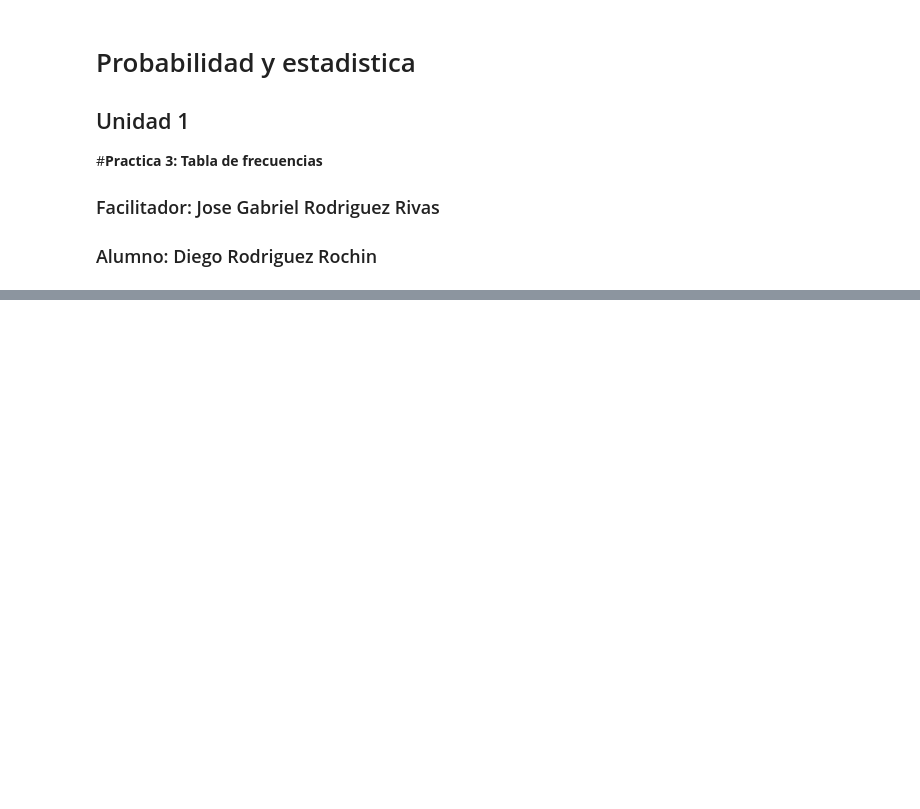
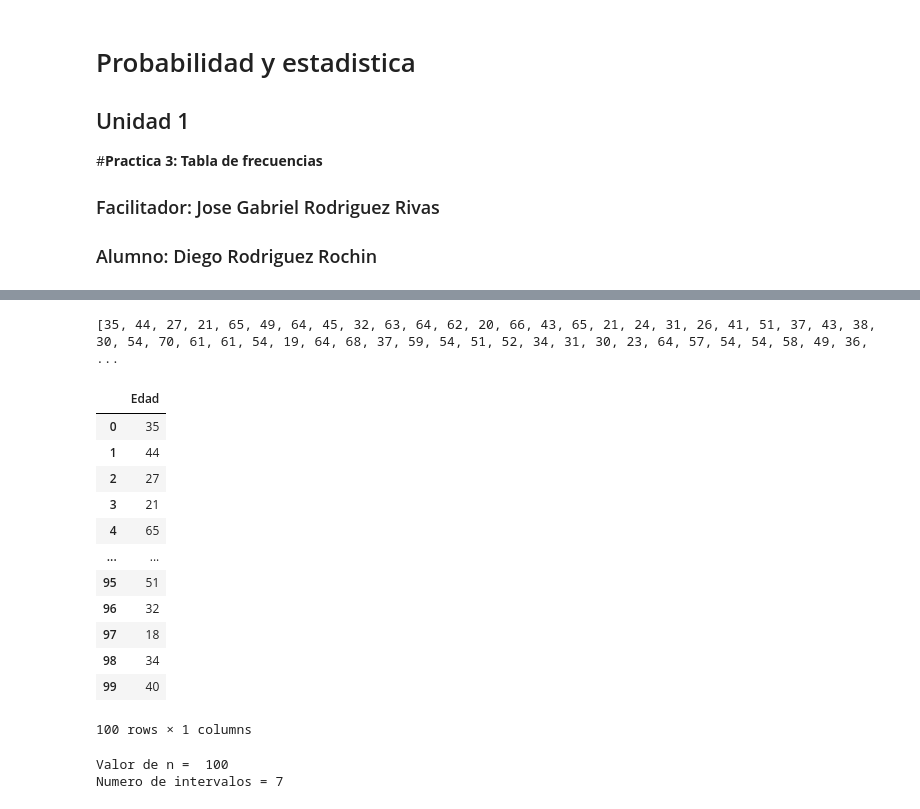
Before and after one commit to diego-sc11/Probabilidad, a Jupyter notebook: Unidad1/Practica3.ipynb, the cells around one changed output, grey strips where cells are left out. Saved outputs shown, nothing was run; the diff lists cells and outputs as text; code cells hidden in the pictures; blank space fills up the shorter version.

```diff
--- a/Unidad1/Practica3.ipynb
+++ b/Unidad1/Practica3.ipynb
@@ -124,0 +125,33 @@ tabla_frecuencias
+# %%
+# Importamos la libreria math de funciones matematicas
+import math
+# Volvemos a usar la lista edades
+print(edades)
+# %% [output]
+[35, 44, 27, 21, 65, 49, 64, 45, 32, 63, 64, 62, 20, 66, 43, 65, 21, 24, 31, 26, 41, 51, 37, 43, 38, 30, 54, 70, 61, 61, 54, 19, 64, 68, 37, 59, 54, 51, 52, 34, 31, 30, 23, 64, 57, 54, 54, 58, 49, 36, ...
+# %%
+# Crear un DataFrame con las edades
+df = pd.DataFrame({'Edad' : edades})
+df
+# %% [output]
+|  | Edad |
+| 0 | 35 |
+| 1 | 44 |
+| 2 | 27 |
+| 3 | 21 |
+| 4 | 65 |
+| ... | ... |
+| 95 | 51 |
+| 96 | 32 |
+| 97 | 18 |
+| 98 | 34 |
+| 99 | 40 |
+100 rows × 1 columns
+# %%
+# Calcular el numero de intervalos utilizando la regla de Sturges
+n = len(edades)
+k = int( 1 + math.log2(n))
+print("Valor de n = ", n , " \nNumero de intervalos =", k)
+# %% [output]
+Valor de n =  100
+Numero de intervalos = 7
```
Also changed, not shown: parts of 11 cells of this notebook.
